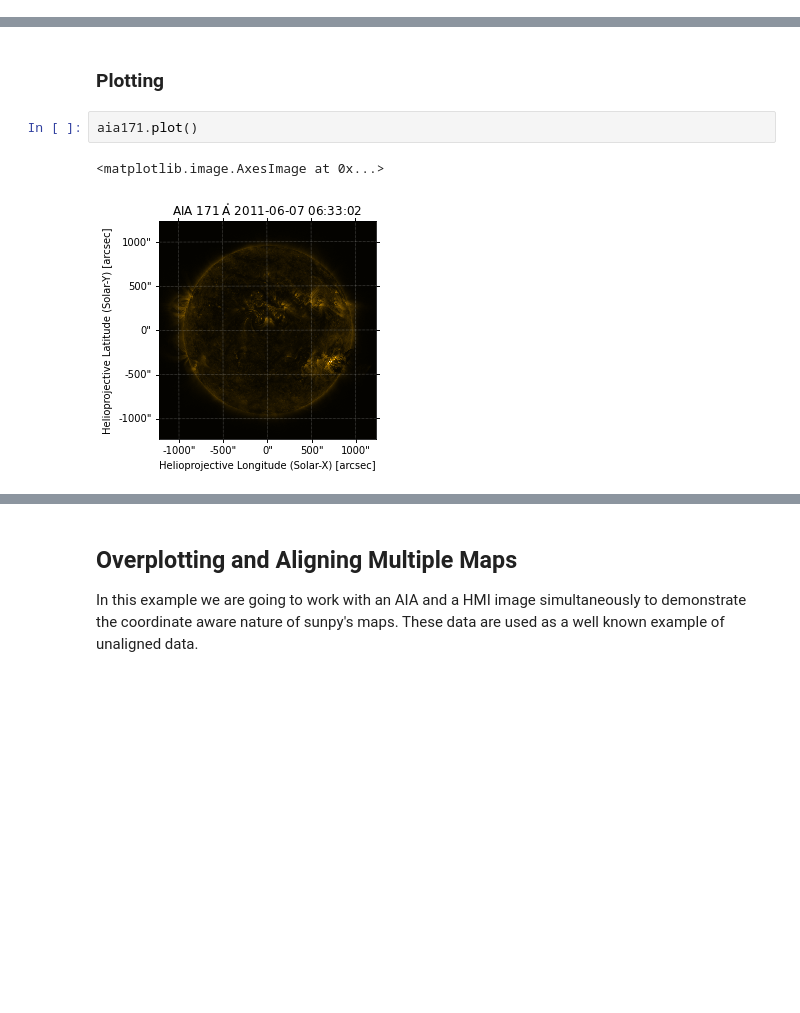
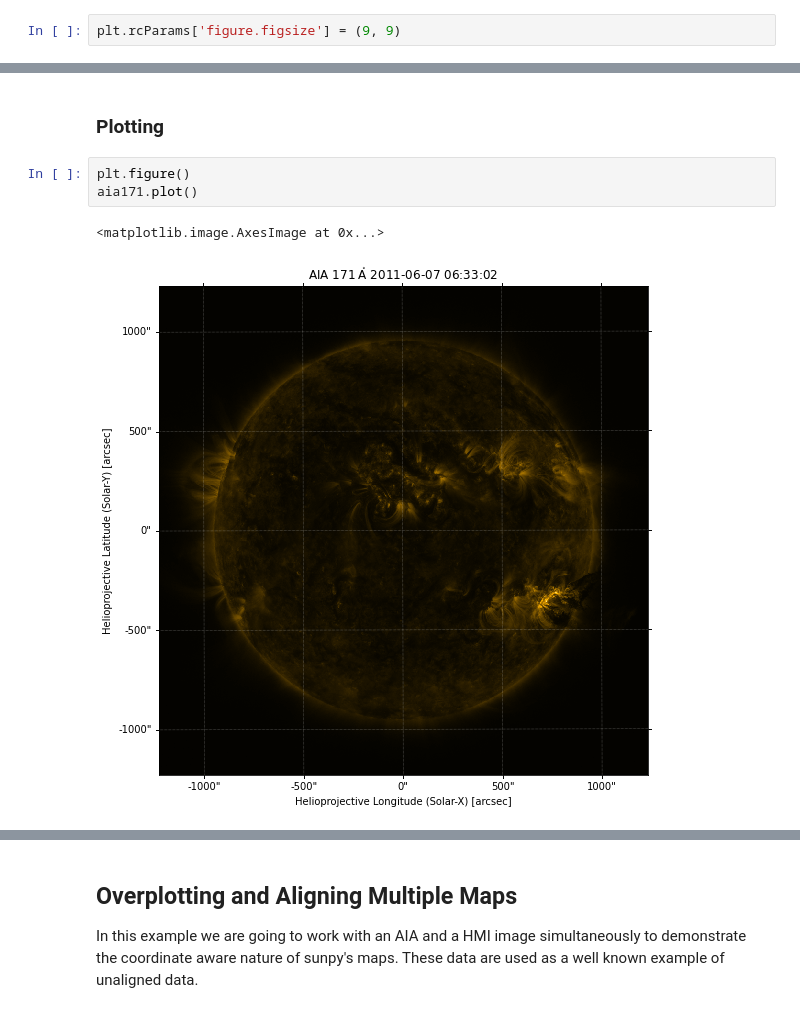
Before and after one commit to sunpy/aas-2021-workshop, a Jupyter notebook: 04-Timeseries-and-Map.ipynb, the cells around one changed output, grey strips where cells are left out. Saved outputs shown, nothing was run; the diff lists cells and outputs as text; blank space fills up the shorter version.

```diff
--- a/04-Timeseries-and-Map.ipynb
+++ b/04-Timeseries-and-Map.ipynb
@@ -15 +15,3 @@ from sunpy.data.sample import AIA_171_IMAGE, HMI_LOS_IMAGE, GOES_XRS_TIMESERIES
+# %%
+plt.rcParams['figure.figsize'] = (9, 9)
 # %% [markdown]
@@ -104,8 +114,9 @@ MetaDict([('simple', True),
 # %% [markdown]
 ### Plotting
 # %%
+plt.figure()
 aia171.plot()
 # %% [output]
 <matplotlib.image.AxesImage at 0x...>
-[figure, old version]
+[figure, new version]
 # %%
```
Also changed, not shown: parts of 32 cells of this notebook.
